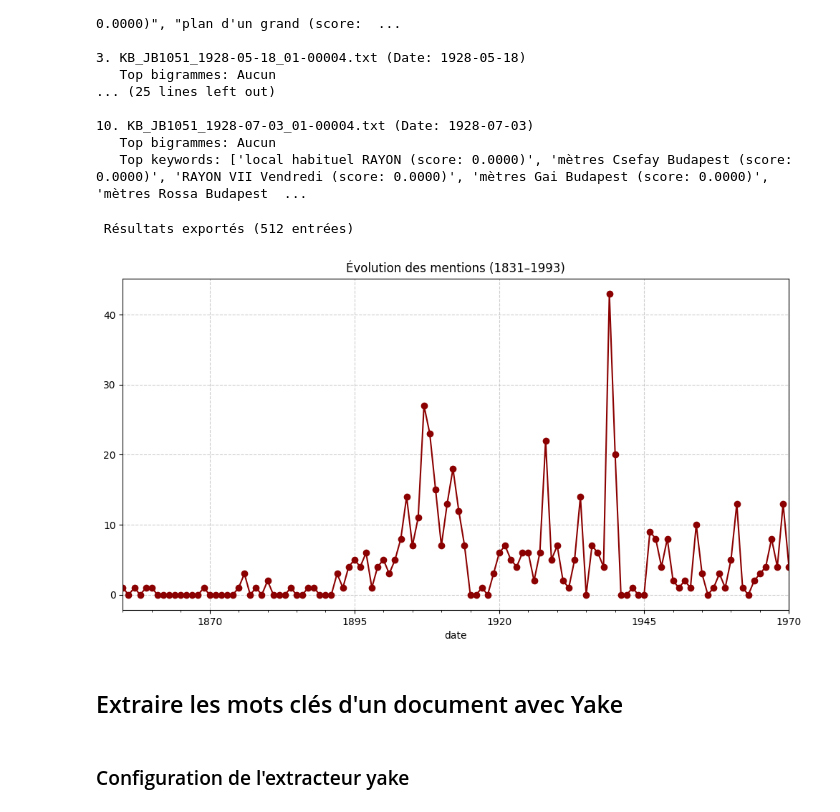
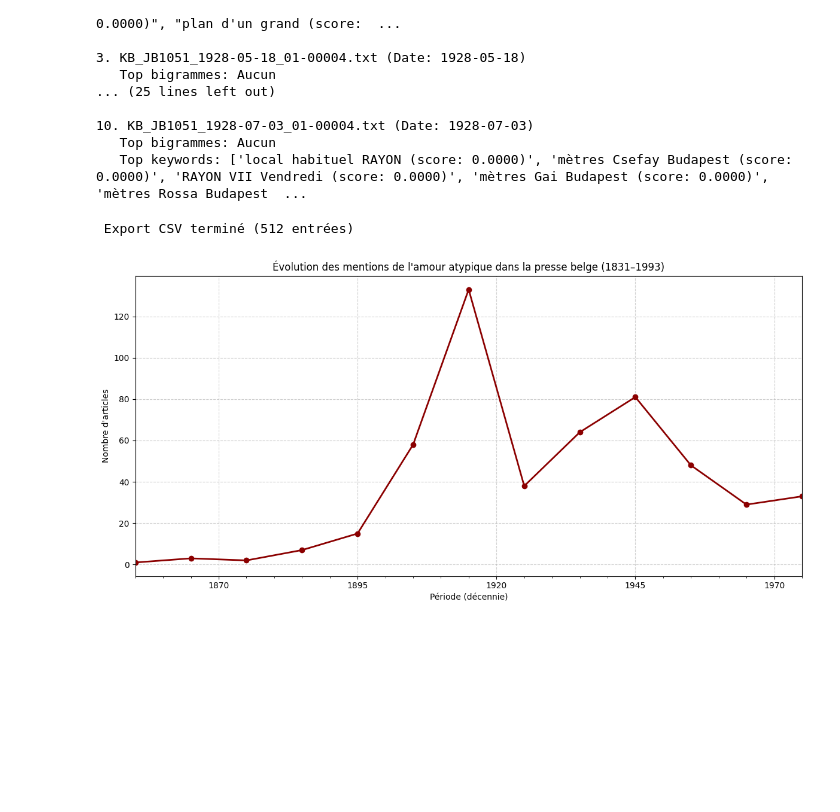
Before and after one commit to IlariaFa/tac, a Jupyter notebook: tps/tp4/s3_keywords.ipynb, the cells around one changed output. Cells and saved outputs as stored; diff of their text form; code cells hidden in the pictures; blank space fills up the shorter version.

Commit message:
correction et nettoyage finale pour les keywords

```diff
--- a/tps/tp4/s3_keywords.ipynb
+++ b/tps/tp4/s3_keywords.ipynb
@@ -106,36 +127,45 @@ for i, res in enumerate(results[:10], 1):
 10. KB_JB1051_1928-07-03_01-00004.txt (Date: 1928-07-03)
    Top bigrammes: Aucun
    Top keywords: ['local habituel RAYON (score: 0.0000)', 'mètres Csefay Budapest (score: 0.0000)', 'RAYON VII Vendredi (score: 0.0000)', 'mètres Gai Budapest (score: 0.0000)', 'mètres Rossa Budapest  ...
-# %%
-#exort CVS
-if results:  # Vérifie qu'il y a des résultats
-    df = pd.DataFrame(results)
-    df.to_csv("../../data/results/keywords_amour_atypique.csv", index=False, encoding='utf-8')
-    print(f"\n Résultats exportés ({len(df)} entrées)")
-else:
-    print("\n AUCUN RÉSULTAT TROUVÉ - Vérifiez les mots_cibles/mots_exclus")
-# %% [output]
- Résultats exportés (512 entrées)
+# %%
+df = pd.DataFrame([
+        {
+            "fichier": r["fichier"],
+            "date": r["date"],
+            "keywords": "; ".join([
+                f"{kw['keyword']} ({kw['score']})"
+                for kw in r["top_keywords"]
+            ])
+        }
+        for r in results
+    ])
+df.to_csv(
+        "../../data/results/keywords_amour_atypique_final.csv",
+        index=False,
+        encoding='utf-8-sig',
+        sep=';'
+    )
+print(f"\n Export CSV terminé ({len(df)} entrées)")
+# %% [output]
+ Export CSV terminé (512 entrées)
 # %%
-# le graphique
-if 'date' in df.columns:  # Vérifie que la colonne existe
-    df['date'] = pd.to_datetime(df['date'], errors='coerce')
-    df = df.dropna(subset=['date'])
-
-    if not df.empty:
-        plt.figure(figsize=(12, 6))
-        df.set_index('date').resample('Y').size().plot(
-            kind='line', marker='o', color='darkred',
-            title="Évolution des mentions (1831–1993)"
-        )
-        plt.grid(True, linestyle='--', alpha=0.6)
-        plt.savefig("../../data/results/evolution.png", dpi=300)
-        plt.show()
-    else:
-        print("⚠️ Pas assez de données pour le graphique")
+if 'date' in df.columns:
+        df['date'] = pd.to_datetime(df['date'], errors='coerce')
+        df = df.dropna(subset=['date'])
+        if len(df) > 10:
+            plt.figure(figsize=(12, 6))
+            df.set_index('date').resample('10YE').size().plot(
+                kind='line', marker='o', color='darkred', linewidth=2,
+                title="Évolution des mentions de l'amour atypique dans la presse belge (1831–1993)",
+                xlabel="Période (décennie)", ylabel="Nombre d'articles"
+            )
+            plt.grid(True, linestyle='--', alpha=0.6)
+            plt.tight_layout()
+            plt.savefig("../../data/results/evolution_amour_atypique.png", dpi=300, bbox_inches='tight')
+            plt.show()
+        else:
+            print("⚠️ Pas assez de données pour générer un graphique fiable.")
+else:
+    print("\n AUCUN RÉSULTAT TROUVÉ. Voir suggestions ci-dessus.")
 # %% [output]
-[figure, old version]
+[figure, new version]
-# %% [markdown]
-## Extraire les mots clés d'un document avec Yake
-# %% [markdown]
-### Configuration de l'extracteur yake
```
Also changed, not shown: parts of 27 cells of this notebook.
